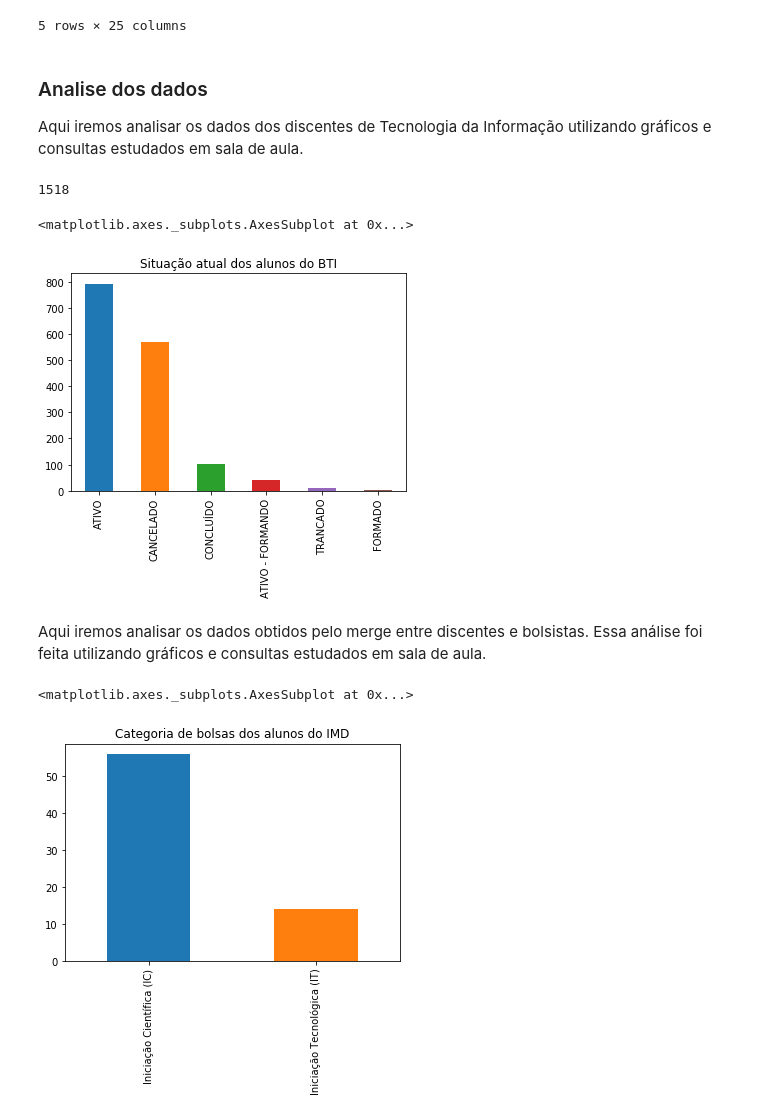
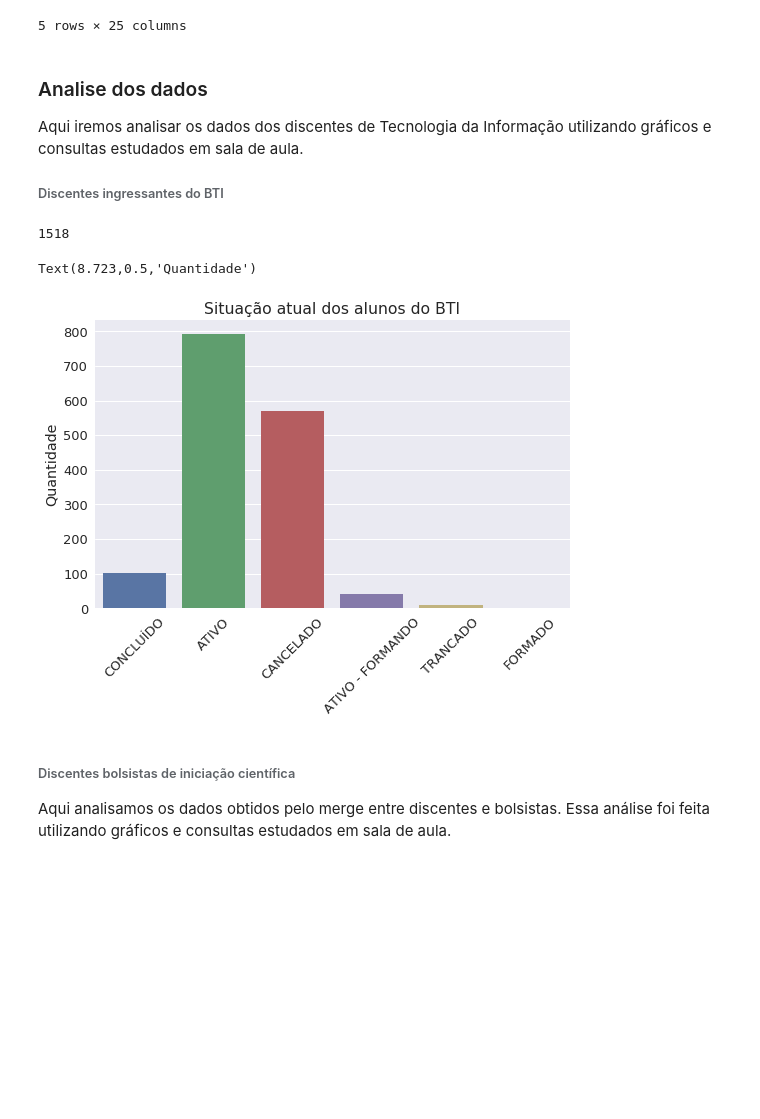
Before and after one commit to alvarofpp/imd0033-imd-pesquisa, a Jupyter notebook: IMD Pesquisa.ipynb, the cells around one changed output. Saved outputs shown, nothing was run; the diff lists cells and outputs as text; code cells hidden in the pictures; blank space fills up the shorter version.

```diff
--- a/IMD Pesquisa.ipynb
+++ b/IMD Pesquisa.ipynb
@@ -196,23 +197,27 @@ df_discentes_bolsistas.to_csv('data/discentes_bolsistas_imd.csv')
 # %% [markdown]
 ### <a id="analise">Analise dos dados</a>
 Aqui iremos analisar os dados dos discentes de Tecnologia da Informação utilizando gráficos e consultas estudados em sala de aula.
+
+###### Discentes ingressantes do BTI
 # %%
 # Total de alunos ingressantes em Tecnologia da Informação
 df_ingressantes_imd.matricula.count()
 # %% [output]
 1518
-# %%
-import  matplotlib.pyplot  as plt
-# Situação atual alunos do BTI
-df_ingressantes_imd.status.value_counts().plot(kind='bar', title='Situação atual dos alunos do BTI')
-# %% [output]
-<matplotlib.axes._subplots.AxesSubplot at 0x...>
-[figure, removed]
+# %%
+import seaborn as sns
+# carregar a configuração padrão de cores do Seaborn
+sns.set(font_scale=1.3)
+
+# Criamos um gráfico de barras com a situação de todos os estudante do BTI
+g = sns.factorplot("status", data=df_ingressantes_imd, kind="count", size=5, aspect=1.5)
+g.set_xticklabels(rotation=45)
+plt.title('Situação atual dos alunos do BTI')
+plt.xlabel('')
+plt.ylabel('Quantidade')
+# %% [output]
+Text(8.723,0.5,'Quantidade')
+[figure, added]
 # %% [markdown]
-Aqui iremos analisar os dados obtidos pelo merge entre discentes e bolsistas. Essa análise foi feita utilizando gráficos e consultas estudados em sala de aula.
+###### Discentes bolsistas de iniciação científica
+Aqui analisamos os dados obtidos pelo merge entre discentes e bolsistas. Essa análise foi feita utilizando gráficos e consultas estudados em sala de aula.
-# %%
-# Verificando a quantidade de cada tipo de bolsas dos discentes de TI
-df_discentes_bolsistas.categoria.value_counts().plot(kind='bar', title='Categoria de bolsas dos alunos do IMD')
-# %% [output]
-<matplotlib.axes._subplots.AxesSubplot at 0x...>
-[figure, removed]
```
Also changed, not shown: parts of 5 cells of this notebook.
